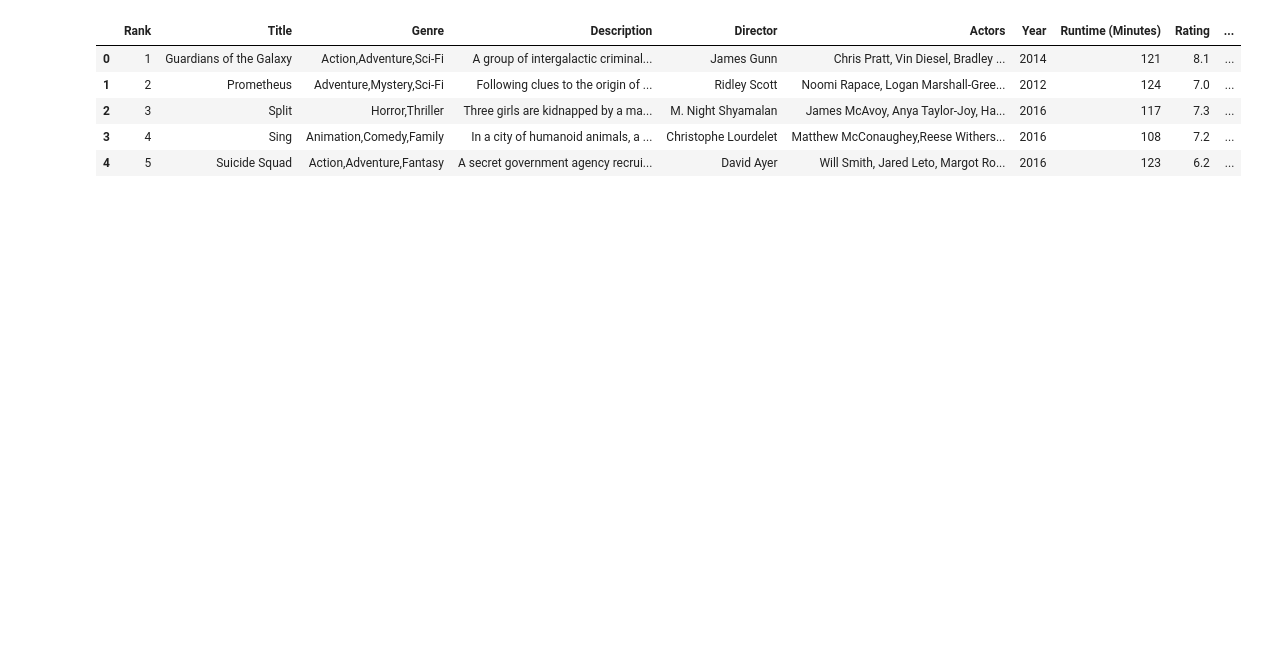
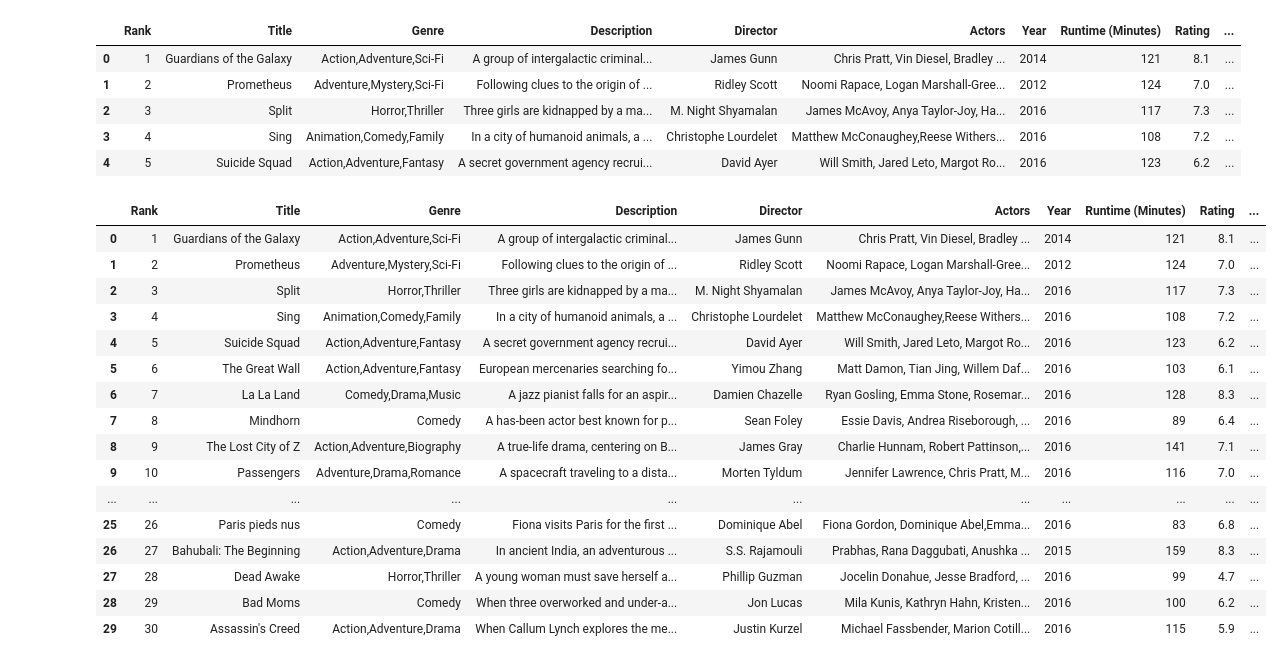
Before and after one commit to Tech-Matrix/WatchNext--Sentiment-analysis-based-recommendation-system, a Jupyter notebook: content_based_recommendation.ipynb, the cells around one changed output. Drawn from its saved outputs; the diff is of its cells as text; code cells hidden in the pictures; blank space fills up the shorter version.

```diff
--- a/content_based_recommendation.ipynb
+++ b/content_based_recommendation.ipynb
@@ -16,3 +20,24 @@ df.head()
 | 2 | 3 | Split | Horror,Thriller | Three girls are kidnapped by a ma... | M. Night Shyamalan | James McAvoy, Anya Taylor-Joy, Ha... | 2016 | 117 | 7.3 | ... |
 | 3 | 4 | Sing | Animation,Comedy,Family | In a city of humanoid animals, a ... | Christophe Lourdelet | Matthew McConaughey,Reese Withers... | 2016 | 108 | 7.2 | ... |
 | 4 | 5 | Suicide Squad | Action,Adventure,Fantasy | A secret government agency recrui... | David Ayer | Will Smith, Jared Leto, Margot Ro... | 2016 | 123 | 6.2 | ... |
+# %%
+df['Metascore'].fillna(1,inplace=True)
+df.head(30)
+# %% [output]
+|  | Rank | Title | Genre | Description | Director | Actors | Year | Runtime (Minutes) | Rating | ... |
+| 0 | 1 | Guardians of the Galaxy | Action,Adventure,Sci-Fi | A group of intergalactic criminal... | James Gunn | Chris Pratt, Vin Diesel, Bradley ... | 2014 | 121 | 8.1 | ... |
+| 1 | 2 | Prometheus | Adventure,Mystery,Sci-Fi | Following clues to the origin of ... | Ridley Scott | Noomi Rapace, Logan Marshall-Gree... | 2012 | 124 | 7.0 | ... |
+| 2 | 3 | Split | Horror,Thriller | Three girls are kidnapped by a ma... | M. Night Shyamalan | James McAvoy, Anya Taylor-Joy, Ha... | 2016 | 117 | 7.3 | ... |
+| 3 | 4 | Sing | Animation,Comedy,Family | In a city of humanoid animals, a ... | Christophe Lourdelet | Matthew McConaughey,Reese Withers... | 2016 | 108 | 7.2 | ... |
+| 4 | 5 | Suicide Squad | Action,Adventure,Fantasy | A secret government agency recrui... | David Ayer | Will Smith, Jared Leto, Margot Ro... | 2016 | 123 | 6.2 | ... |
+| 5 | 6 | The Great Wall | Action,Adventure,Fantasy | European mercenaries searching fo... | Yimou Zhang | Matt Damon, Tian Jing, Willem Daf... | 2016 | 103 | 6.1 | ... |
+| 6 | 7 | La La Land | Comedy,Drama,Music | A jazz pianist falls for an aspir... | Damien Chazelle | Ryan Gosling, Emma Stone, Rosemar... | 2016 | 128 | 8.3 | ... |
+| 7 | 8 | Mindhorn | Comedy | A has-been actor best known for p... | Sean Foley | Essie Davis, Andrea Riseborough, ... | 2016 | 89 | 6.4 | ... |
+| 8 | 9 | The Lost City of Z | Action,Adventure,Biography | A true-life drama, centering on B... | James Gray | Charlie Hunnam, Robert Pattinson,... | 2016 | 141 | 7.1 | ... |
+| 9 | 10 | Passengers | Adventure,Drama,Romance | A spacecraft traveling to a dista... | Morten Tyldum | Jennifer Lawrence, Chris Pratt, M... | 2016 | 116 | 7.0 | ... |
+| ... | ... | ... | ... | ... | ... | ... | ... | ... | ... | ... |
+| 25 | 26 | Paris pieds nus | Comedy | Fiona visits Paris for the first ... | Dominique Abel | Fiona Gordon, Dominique Abel,Emma... | 2016 | 83 | 6.8 | ... |
+| 26 | 27 | Bahubali: The Beginning | Action,Adventure,Drama | In ancient India, an adventurous ... | S.S. Rajamouli | Prabhas, Rana Daggubati, Anushka ... | 2015 | 159 | 8.3 | ... |
+| 27 | 28 | Dead Awake | Horror,Thriller | A young woman must save herself a... | Phillip Guzman | Jocelin Donahue, Jesse Bradford, ... | 2016 | 99 | 4.7 | ... |
+| 28 | 29 | Bad Moms | Comedy | When three overworked and under-a... | Jon Lucas | Mila Kunis, Kathryn Hahn, Kristen... | 2016 | 100 | 6.2 | ... |
+| 29 | 30 | Assassin's Creed | Action,Adventure,Drama | When Callum Lynch explores the me... | Justin Kurzel | Michael Fassbender, Marion Cotill... | 2016 | 115 | 5.9 | ... |
```
Also changed, not shown: parts of 11 cells of this notebook.
